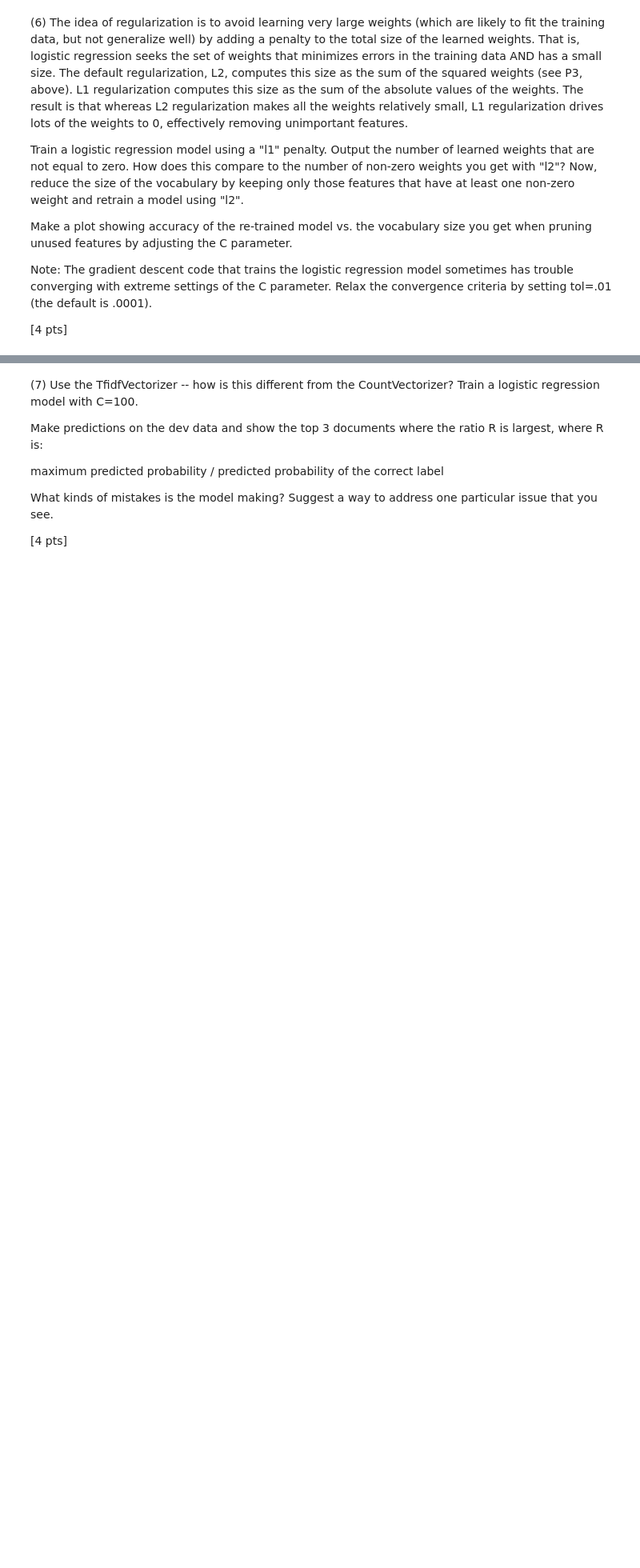
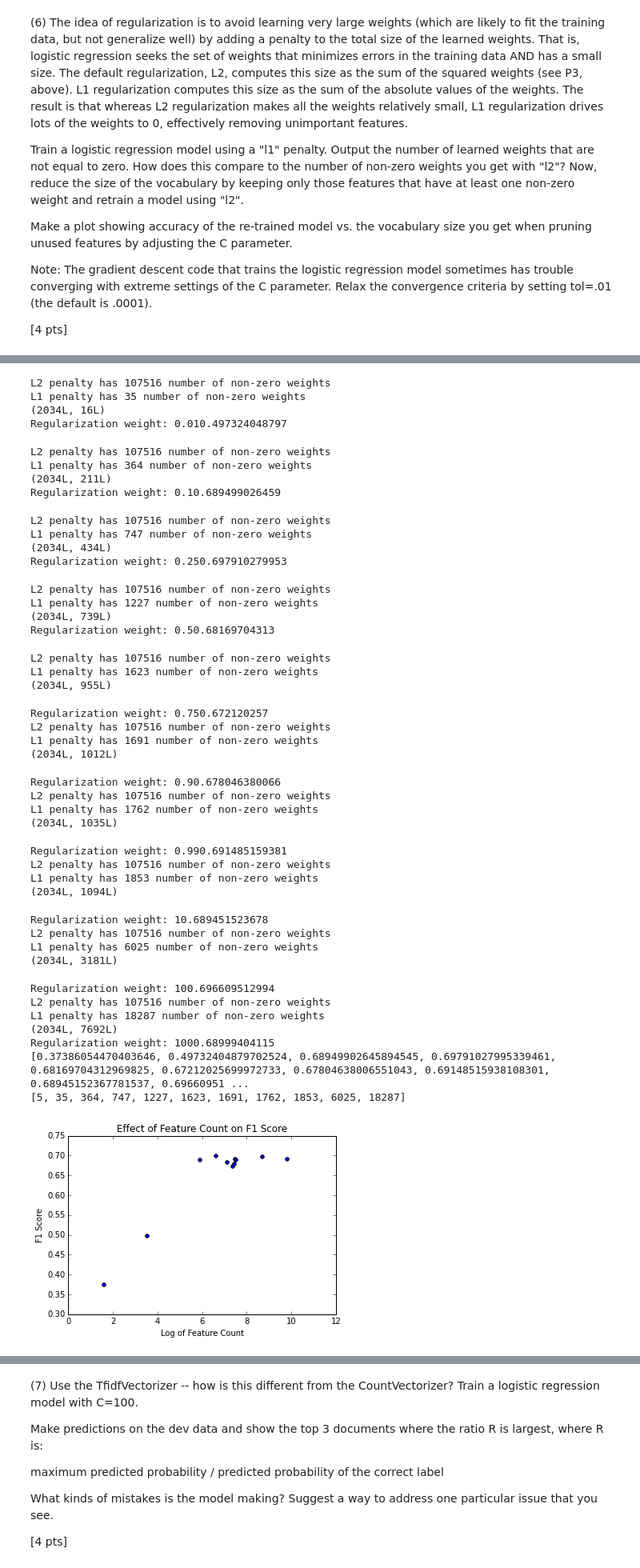
Before and after one commit to jphilippou27/MachineLearning, a Jupyter notebook: Jennifer_Philippou_p2.ipynb, the cells around one changed output, grey strips where cells are left out. Shown at 80% size. Saved outputs shown, nothing was run; the diff lists cells and outputs as text; code cells hidden in the pictures; blank space fills up the shorter version.

```diff
--- a/Jennifer_Philippou_p2.ipynb
+++ b/Jennifer_Philippou_p2.ipynb
@@ -366,7 +366,7 @@ LR_model = LogisticRegression(penalty="l2", C = 0.25)
 LR_model.fit(train_vec, train_labels)
 
 #model outputs
-df_features2 = LR_model.coef_**2 #LR model coefficents
+df_features2 = LR_model.coef_#**2 #LR model coefficents
 
 #grab the location of the top 5 highest weighted features
 high_weight_features = []
@@ -405,7 +405,7 @@ LR_model = LogisticRegression(penalty="l2", C = 0.25)
 LR_model.fit(train_vec, train_labels)
 
 #model outputs
-df_features2 = LR_model.coef_**2 #LR model coefficents
+df_features2 = LR_model.coef_#**2 #LR model coefficents
 
 #grab the location of the top 5 highest weighted features
 high_weight_features = []
@@ -610,7 +610,7 @@ def P6():
         #grab the features with NON 0 weighted features
         non_zero_features = np.argwhere(df_features2!=0)
         print "L1 penalty has " + str(np.count_nonzero(df_features2)) +" number of non-zero weights"
-        feature_cnt.append(non_zero_features)
+        feature_cnt.append(np.count_nonzero(df_features2))
 
         new_list = []
         #removing columns that have a total of 0, a rough work around...believe me I know
@@ -654,14 +654,15 @@ def P6():
     print accuracy
     print feature_cnt
     #show relationship
-    plt.plot(feature_cnt, accuracy)
+    plt.scatter(np.log(feature_cnt), accuracy)
     plt.title('Effect of Feature Count on F1 Score')
     plt.ylabel('F1 Score')
-    plt.xlabel('Feature Size')
+    plt.xlabel('Log of Feature Count')
     plt.show()
 
     ### STUDENT END ###
 accuracy = []
 feature_cnt = []
-regularization_c = [0.001, 0.01, 0.1, 0.25, 0.5, 0.75, 0.9, 0.99,1,10,100] # had to shift so it would run[0.0001,
+regularization_c =[0.001, 0.01, 0.1, 0.25, 0.5, 0.75, 0.9, 0.99,1,10,100] # had to shift so it would run[0.0001,
 P6()
+# %% [output]
@@ -667,0 +673,43 @@ P6()
+L2 penalty has 107516 number of non-zero weights
+L1 penalty has 35 number of non-zero weights
+(2034L, 16L)
+Regularization weight: 0.010.497324048797
+L2 penalty has 107516 number of non-zero weights
+L1 penalty has 364 number of non-zero weights
+(2034L, 211L)
+Regularization weight: 0.10.689499026459
+L2 penalty has 107516 number of non-zero weights
+L1 penalty has 747 number of non-zero weights
+(2034L, 434L)
+Regularization weight: 0.250.697910279953
+L2 penalty has 107516 number of non-zero weights
+L1 penalty has 1227 number of non-zero weights
+(2034L, 739L)
+Regularization weight: 0.50.68169704313
+L2 penalty has 107516 number of non-zero weights
+L1 penalty has 1623 number of non-zero weights
+(2034L, 955L)
+Regularization weight: 0.750.672120257
+L2 penalty has 107516 number of non-zero weights
+L1 penalty has 1691 number of non-zero weights
+(2034L, 1012L)
+Regularization weight: 0.90.678046380066
+L2 penalty has 107516 number of non-zero weights
+L1 penalty has 1762 number of non-zero weights
+(2034L, 1035L)
+Regularization weight: 0.990.691485159381
+L2 penalty has 107516 number of non-zero weights
+L1 penalty has 1853 number of non-zero weights
+(2034L, 1094L)
+Regularization weight: 10.689451523678
+L2 penalty has 107516 number of non-zero weights
+L1 penalty has 6025 number of non-zero weights
+(2034L, 3181L)
+Regularization weight: 100.696609512994
+L2 penalty has 107516 number of non-zero weights
+L1 penalty has 18287 number of non-zero weights
+(2034L, 7692L)
+Regularization weight: 1000.68999404115
+[0.37386054470403646, 0.49732404879702524, 0.68949902645894545, 0.69791027995339461, 0.68169704312969825, 0.67212025699972733, 0.67804638006551043, 0.69148515938108301, 0.68945152367781537, 0.69660951 ...
+[5, 35, 364, 747, 1227, 1623, 1691, 1762, 1853, 6025, 18287]
+[figure, added]
```
Also changed, not shown: parts of 8 cells of this notebook, 1 other file.
